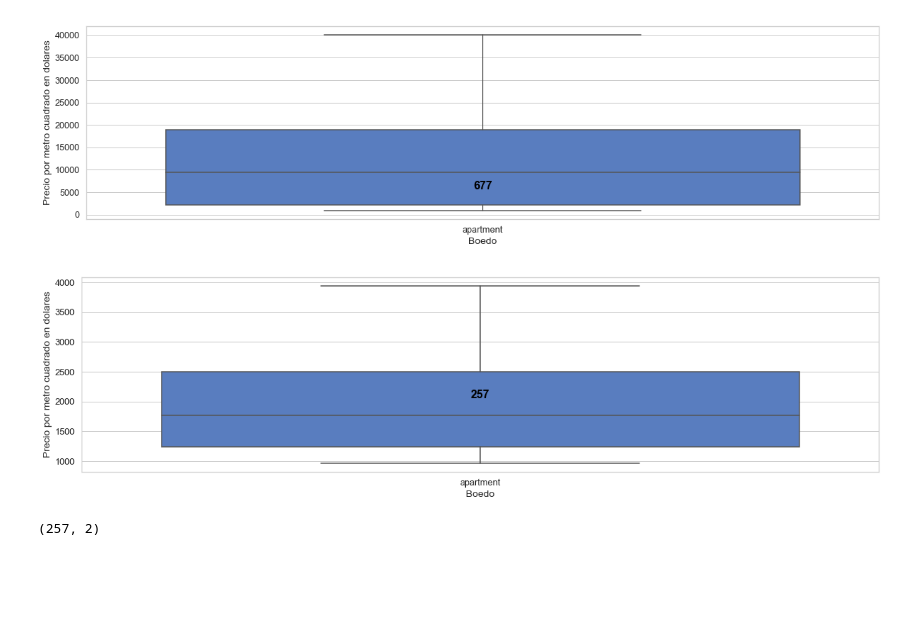
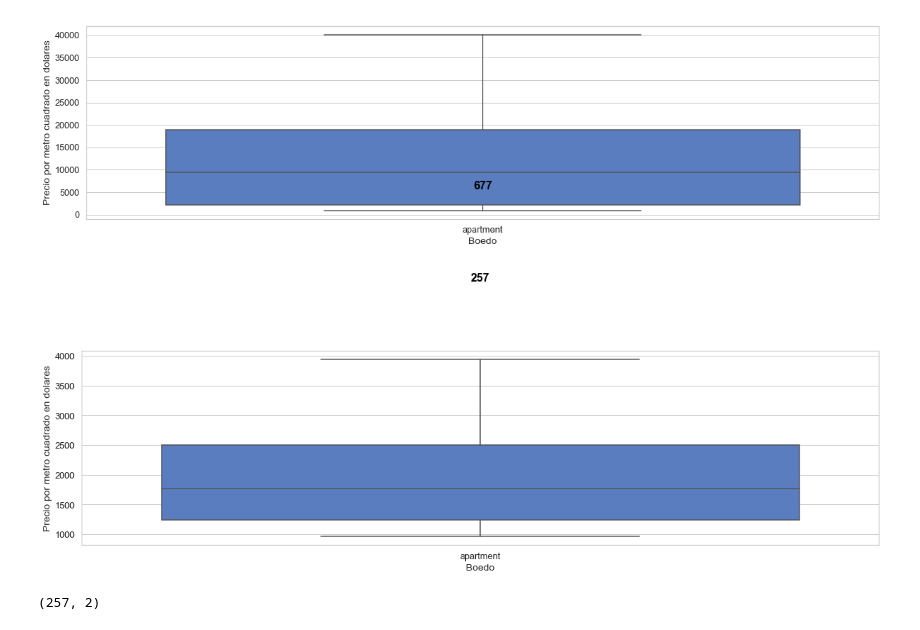
Before and after one commit to mauriciomem/DH_DS_desafio_2_properati, a Jupyter notebook: final.ipynb, the cells around one changed output. Drawn from its saved outputs; the diff is of its cells as text; code cells hidden in the pictures; blank space fills up the shorter version.

```diff
--- a/final.ipynb
+++ b/final.ipynb
@@ -582,18 +586,18 @@ for pn in place_name_list:
 # %%
 plt.subplots(figsize=(20,5))
 mask_place_name = df_final1.place_name == 'Boedo'
 g = sns.boxplot(x='property_type',y='price_per_m2',data=df_final1.loc[mask_place_name, :], palette='muted')
 g.set(xlabel='Boedo', ylabel='Precio por metro cuadrado en dolares')
 
 valores = df_final1.loc[mask_place_name, 'property_type'].value_counts().sort_index()
-y_valores = 1800
+y_valores = 5000
 
 for xtick in g.get_xticks():
     g.text(xtick, valores[xtick]+ y_valores, valores[xtick], horizontalalignment='center',fontsize=16,color='black',weight='bold')
 
 plt.show()
 # %% [output]
-[figure, old version]
+[figure, new version]
 # %%
 precio_m2_barrio_Boedo = df_final1.loc[:,['price_usd_per_m2','Id_caso']]
 display(precio_m2_barrio_Boedo.shape)
```
Also changed, not shown: parts of 20 cells of this notebook.
